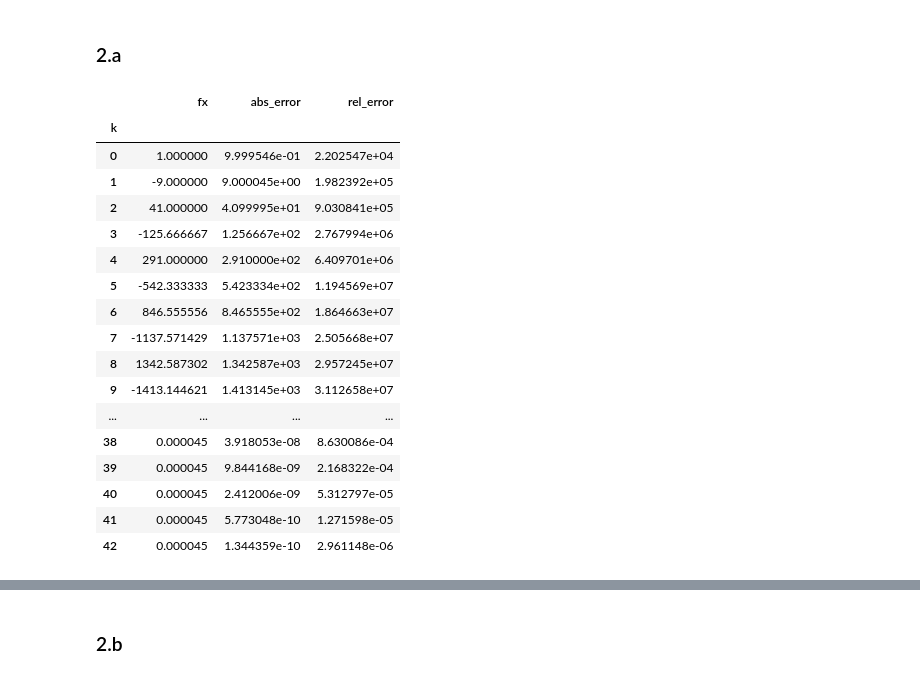
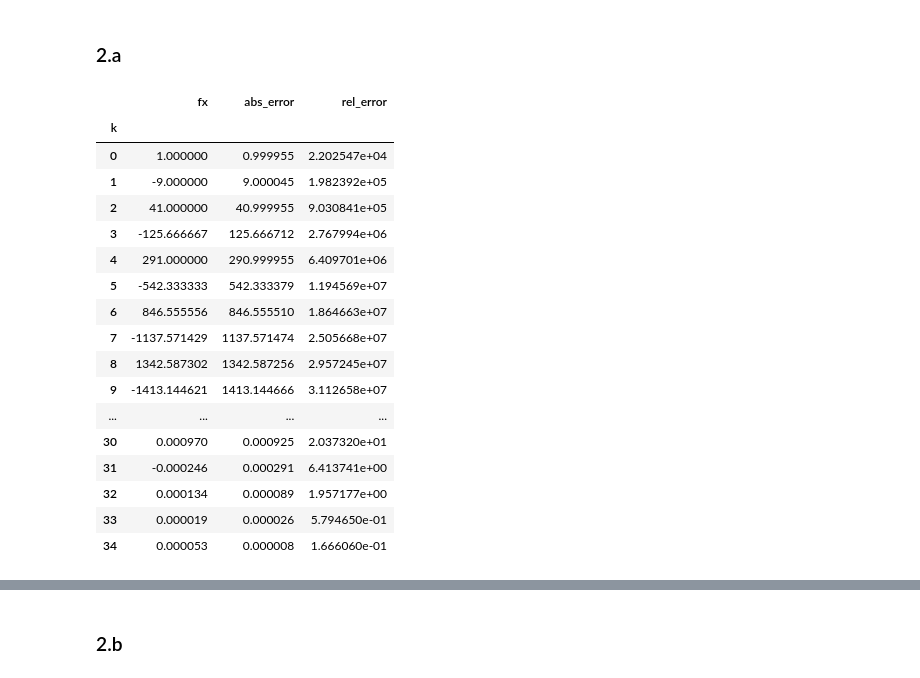
Before and after one commit to aoguedao/math685_numerical_analysis, a Jupyter notebook: assignments/computer-project-01.ipynb, the cells around one changed output, grey strips where cells are left out. Cells and saved outputs as stored; diff of their text form; code cells hidden in the pictures.

```diff
--- a/assignments/computer-project-01.ipynb
+++ b/assignments/computer-project-01.ipynb
@@ -263,7 +301,7 @@ def q02(x, tol=1e-8):
         abs_error = np.abs(taylor_fx - fx_real)
         rel_error = abs_error / fx_real
         output.loc[k] = [taylor_fx, abs_error, rel_error]
-        if rel_error <= tol:
+        if abs_error <= tol:
             converge = True
         else:
             k += 1
@@ -271,23 +309,24 @@ def q02(x, tol=1e-8):
 # %%
 x_02 = -10
 tol_02 = 1e-5
-q02(x_02, tol_02)
+q02_output = q02(x_02, tol_02)
+q02_output
 # %% [output]
 |  | fx | abs_error | rel_error |
 | k |  |  |  |
-| 0 | 1.000000 | 9.999546e-01 | 2.202547e+04 |
-| 1 | -9.000000 | 9.000045e+00 | 1.982392e+05 |
-| 2 | 41.000000 | 4.099995e+01 | 9.030841e+05 |
-| 3 | -125.666667 | 1.256667e+02 | 2.767994e+06 |
-| 4 | 291.000000 | 2.910000e+02 | 6.409701e+06 |
-| 5 | -542.333333 | 5.423334e+02 | 1.194569e+07 |
-| 6 | 846.555556 | 8.465555e+02 | 1.864663e+07 |
-| 7 | -1137.571429 | 1.137571e+03 | 2.505668e+07 |
-| 8 | 1342.587302 | 1.342587e+03 | 2.957245e+07 |
-| 9 | -1413.144621 | 1.413145e+03 | 3.112658e+07 |
+| 0 | 1.000000 | 0.999955 | 2.202547e+04 |
+| 1 | -9.000000 | 9.000045 | 1.982392e+05 |
+| 2 | 41.000000 | 40.999955 | 9.030841e+05 |
+| 3 | -125.666667 | 125.666712 | 2.767994e+06 |
+| 4 | 291.000000 | 290.999955 | 6.409701e+06 |
+| 5 | -542.333333 | 542.333379 | 1.194569e+07 |
+| 6 | 846.555556 | 846.555510 | 1.864663e+07 |
+| 7 | -1137.571429 | 1137.571474 | 2.505668e+07 |
+| 8 | 1342.587302 | 1342.587256 | 2.957245e+07 |
+| 9 | -1413.144621 | 1413.144666 | 3.112658e+07 |
 | ... | ... | ... | ... |
-| 38 | 0.000045 | 3.918053e-08 | 8.630086e-04 |
-| 39 | 0.000045 | 9.844168e-09 | 2.168322e-04 |
-| 40 | 0.000045 | 2.412006e-09 | 5.312797e-05 |
-| 41 | 0.000045 | 5.773048e-10 | 1.271598e-05 |
-| 42 | 0.000045 | 1.344359e-10 | 2.961148e-06 |
+| 30 | 0.000970 | 0.000925 | 2.037320e+01 |
+| 31 | -0.000246 | 0.000291 | 6.413741e+00 |
+| 32 | 0.000134 | 0.000089 | 1.957177e+00 |
+| 33 | 0.000019 | 0.000026 | 5.794650e-01 |
+| 34 | 0.000053 | 0.000008 | 1.666060e-01 |
```
Also changed, not shown: parts of 11 cells of this notebook, 1 other file.
